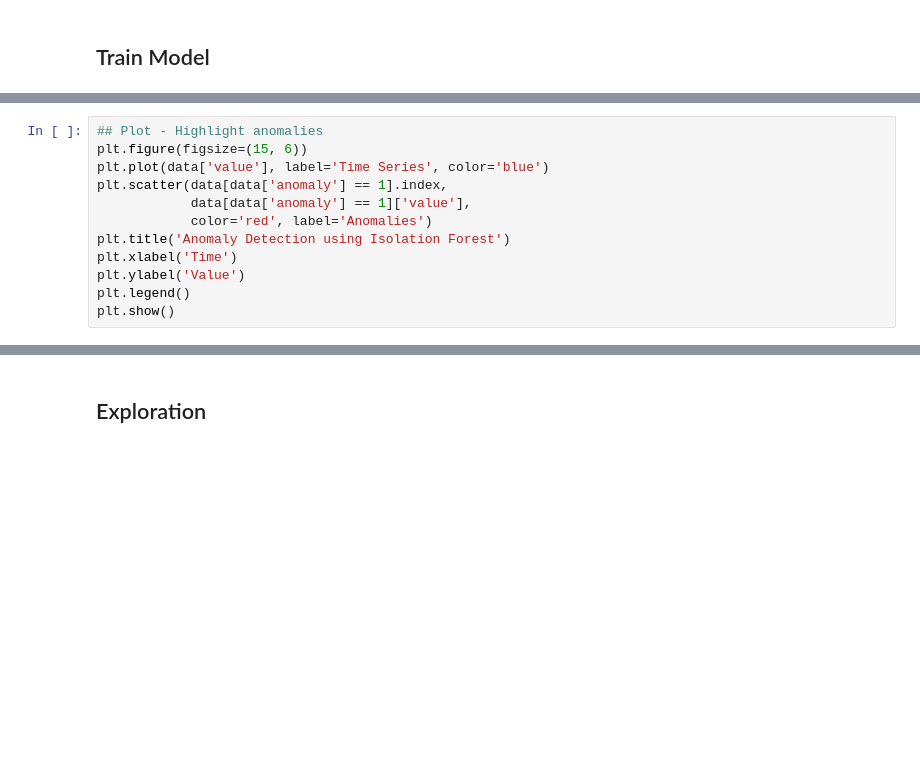
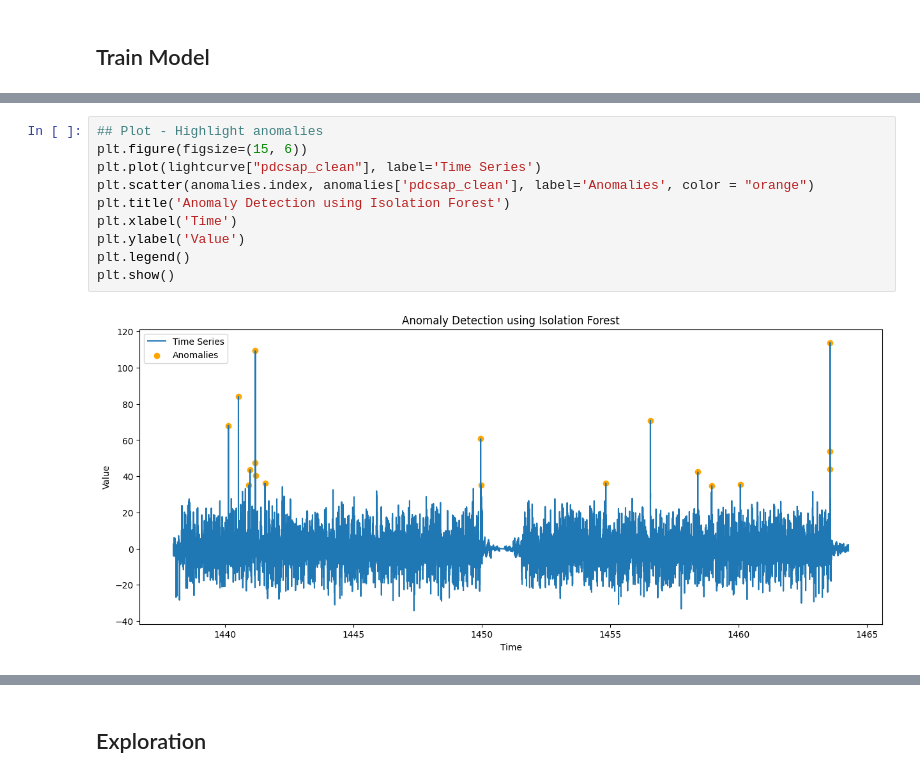
Before and after one commit to alexfaassen/STA2453, a Jupyter notebook: 5.Model/Isolation_Forest.ipynb, the cells around one changed output, grey strips where cells are left out. Saved outputs shown, nothing was run; the diff lists cells and outputs as text; blank space fills up the shorter version.

```diff
--- a/5.Model/Isolation_Forest.ipynb
+++ b/5.Model/Isolation_Forest.ipynb
@@ -72,12 +119,12 @@ anomalies = model.predict(lightcurve)
 # %%
 ## Plot - Highlight anomalies
 plt.figure(figsize=(15, 6))
-plt.plot(data['value'], label='Time Series', color='blue')
-plt.scatter(data[data['anomaly'] == 1].index,
-            data[data['anomaly'] == 1]['value'],
-            color='red', label='Anomalies')
+plt.plot(lightcurve["pdcsap_clean"], label='Time Series')
+plt.scatter(anomalies.index, anomalies['pdcsap_clean'], label='Anomalies', color = "orange")
 plt.title('Anomaly Detection using Isolation Forest')
 plt.xlabel('Time')
 plt.ylabel('Value')
 plt.legend()
 plt.show()
+# %% [output]
+[figure, added]
```
Also changed, not shown: parts of 9 cells of this notebook, 1 other file.
